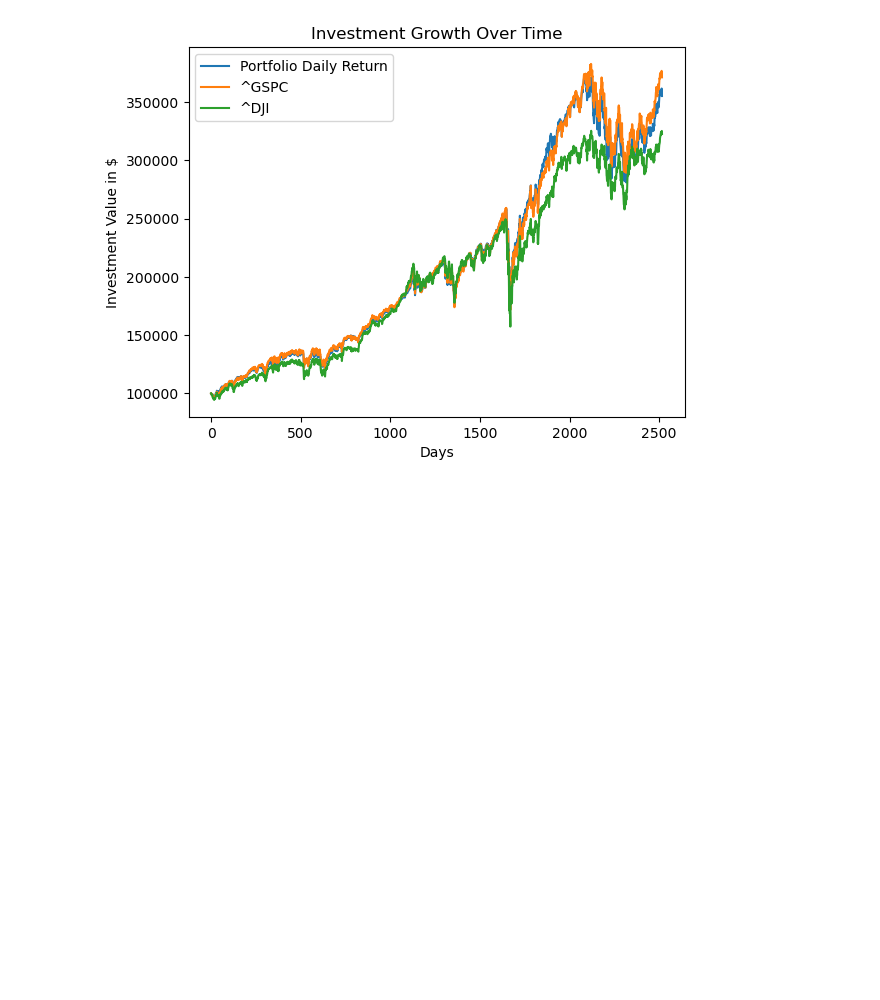
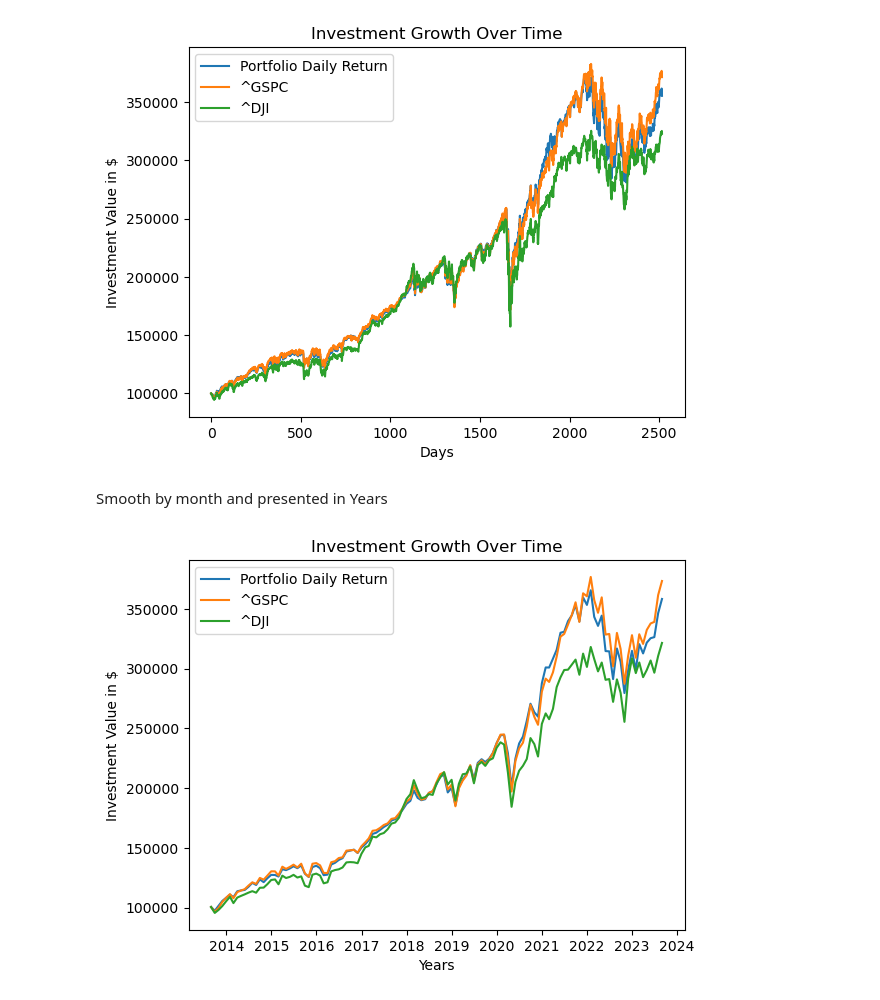
Before and after one commit to NguyenVu06/personal-finance, a Jupyter notebook: portfolio_analysis.ipynb, the cells around one changed output. Saved outputs shown, nothing was run; the diff lists cells and outputs as text; code cells hidden in the pictures; blank space fills up the shorter version.

Commit message:
smoothed by month and presented by years

```diff
--- a/portfolio_analysis.ipynb
+++ b/portfolio_analysis.ipynb
@@ -96,3 +96,33 @@ plt.ylabel("Investment Value in $")
 plt.show()
 # %% [output]
 [figure]
+# %% [markdown]
+Smooth by month and presented in Years
+# %%
+# Resample the combined data to monthly frequency, calculating the monthly return
+monthly_data = combined_data.resample('M').apply(lambda x: (1 + x).prod() - 1)
+
+# Function to compute cumulative returns for each month
+def compute_monthly_investment(monthly_returns, initial_investment=Initial_Investment, monthly_investment=Monthly_Investment):
+    investment = [initial_investment]
+    for monthly_return in monthly_returns:
+        # Apply monthly investment
+        investment[-1] += monthly_investment
+        # Compute new investment value
+        investment.append(investment[-1] * (1 + monthly_return))
+    return investment
+
+# Compute cumulative investment for portfolio and market indices using the resampled monthly data
+investment_values = {col: compute_monthly_investment(monthly_data[col]) for col in monthly_data.columns}
+
+# Plot the investment growth
+for label, values in investment_values.items():
+    plt.plot(monthly_data.index, values[:-1], label=label) # Using the index of the resampled monthly data
+
+plt.legend()
+plt.title("Investment Growth Over Time")
+plt.xlabel("Years")
+plt.ylabel("Investment Value in $")
+plt.show()
+# %% [output]
+[figure, added]
```
